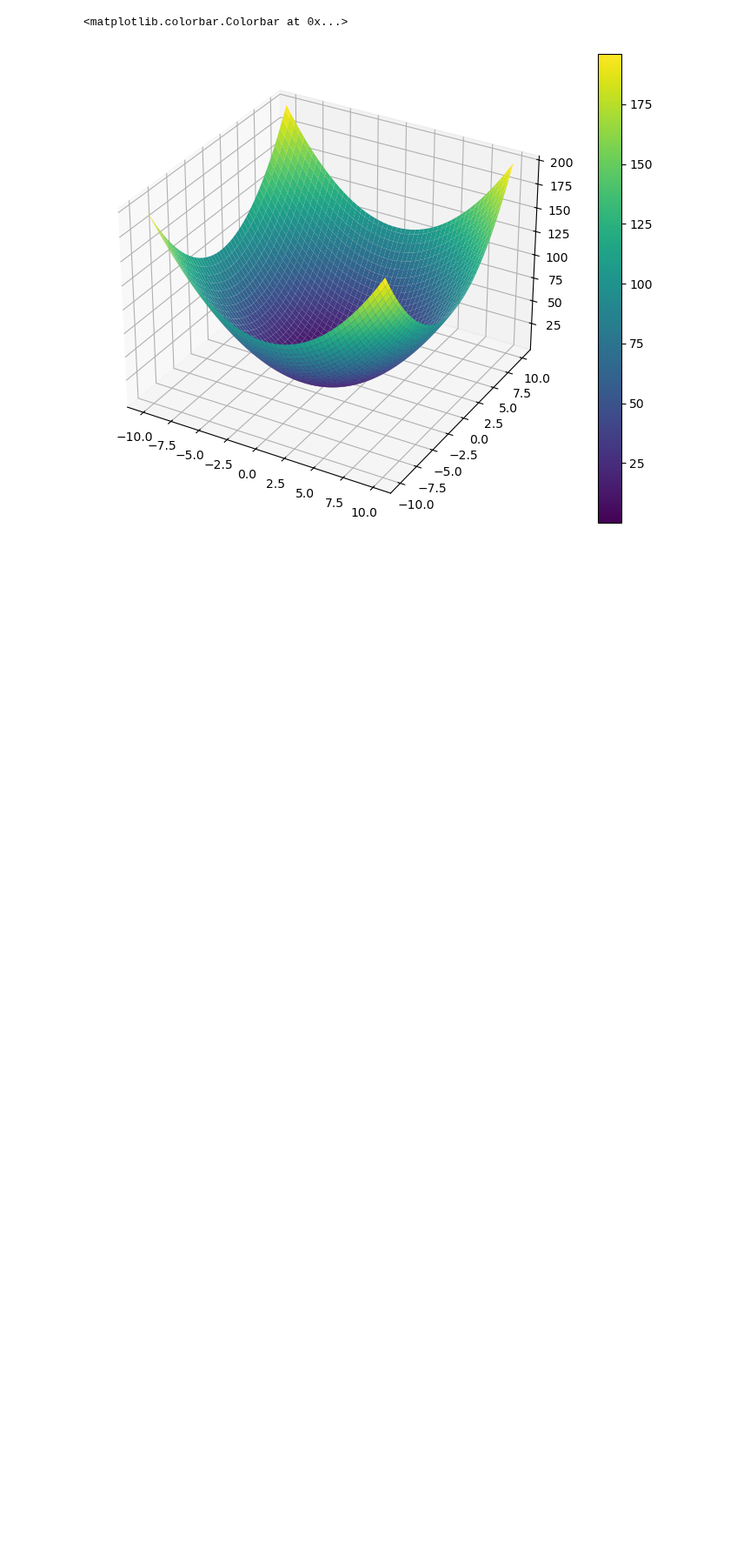
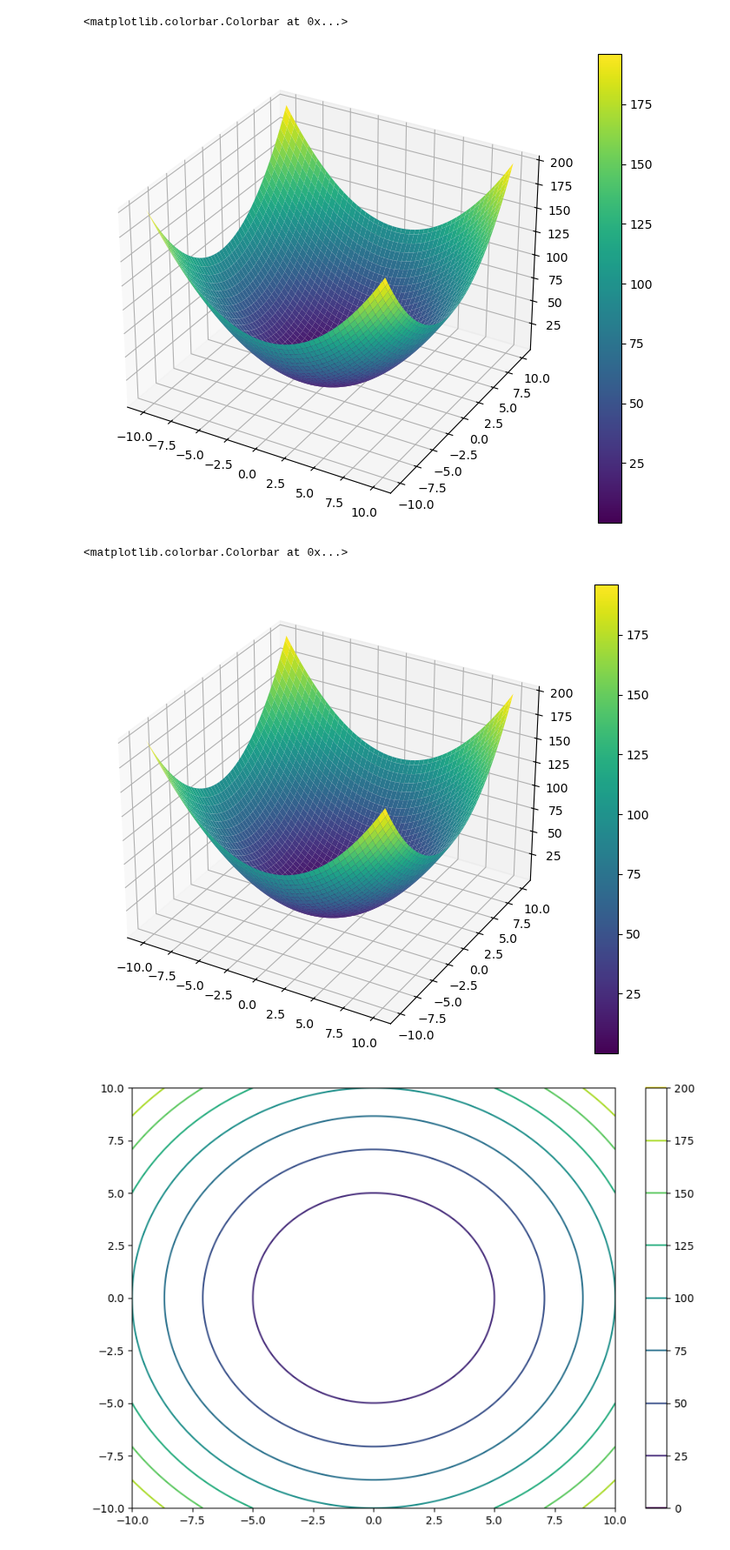
Before and after one commit to PK215012001/JupyterNotebooks, a Jupyter notebook: Matplotlib/Matplotlib_2.ipynb, the cells around one changed output. Shown at 87% size. Saved outputs shown, nothing was run; the diff lists cells and outputs as text; code cells hidden in the pictures; blank space fills up the shorter version.

Commit message:
Added some more graphs

```diff
--- a/Matplotlib/Matplotlib_2.ipynb
+++ b/Matplotlib/Matplotlib_2.ipynb
@@ -177,3 +177,28 @@ fig.colorbar(p)
 # %% [output]
 <matplotlib.colorbar.Colorbar at 0x...>
 [figure]
+# %%
+# contour plots means cutting the surface
+x = np.linspace(-10, 10, 100)
+y = np.linspace(-10, 10, 100)
+X, Y = np.meshgrid(x, y)
+z = X**2 + Y**2
+
+fig = plt.figure(figsize = (10, 7))
+ax1 = fig.add_subplot(projection = '3d')
+a = ax1.plot_surface(X, Y, z, cmap = 'viridis')
+fig.colorbar(a)
+
+fig = plt.figure(figsize = (10, 7))
+ax2 = fig.add_subplot()
+b = ax2.contour(X, Y, z, cmap = 'viridis')
+fig.colorbar(b)
+
+fig = plt.figure(figsize = (10, 7))
+ax3 = fig.add_subplot()
+c = ax3.contourf(X, Y, z, cmap = 'viridis')
+fig.colorbar(c)
+# %% [output]
+<matplotlib.colorbar.Colorbar at 0x...>
+[figure, added]
+[figure, added]
```
Also changed, not shown: parts of 22 cells of this notebook.
